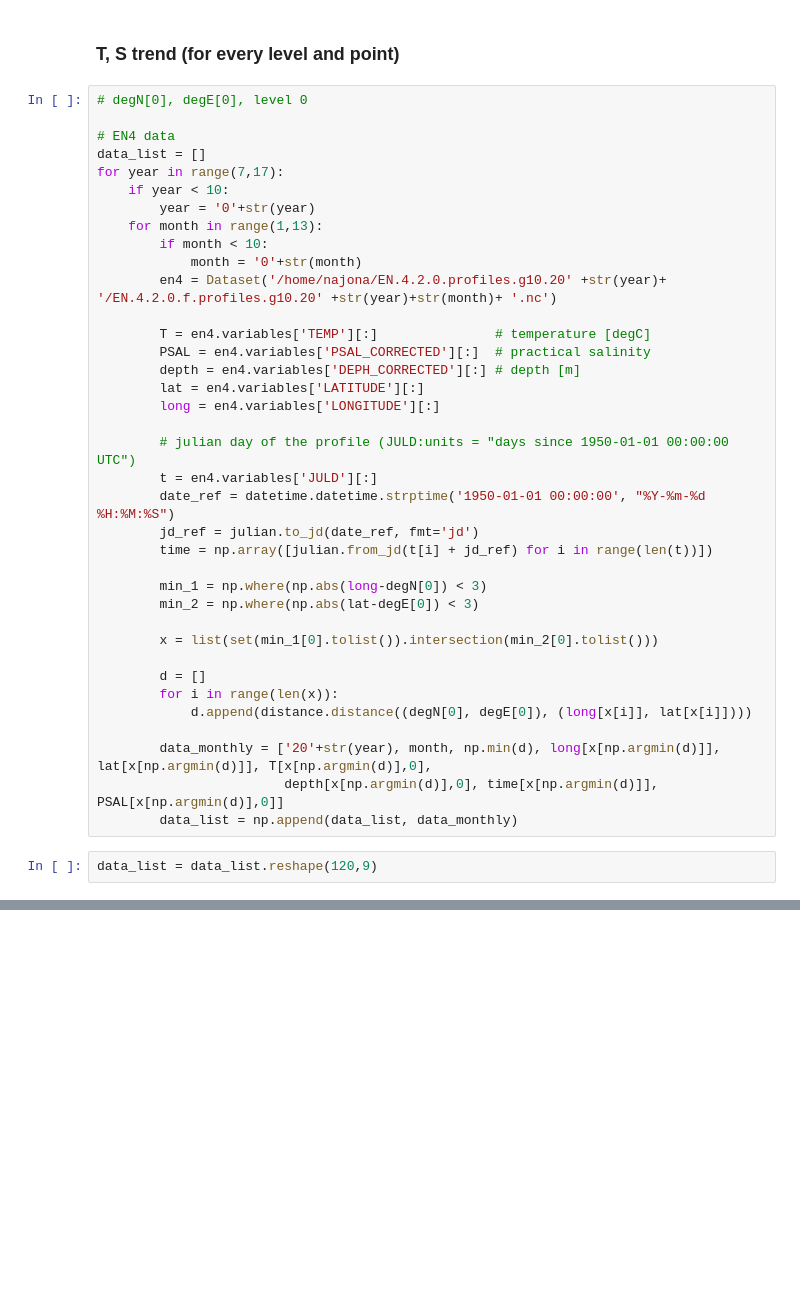
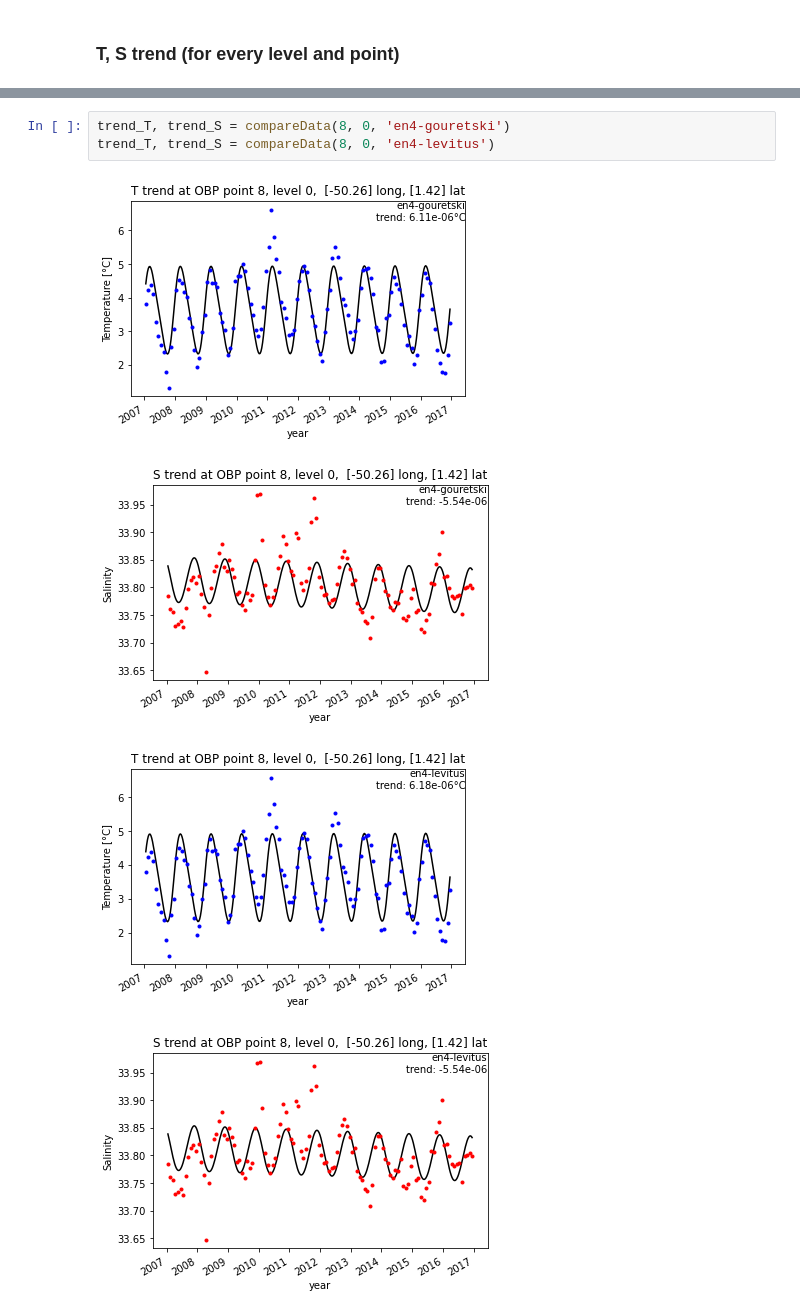
Before and after one commit to najona/st_height, a Jupyter notebook: st_height/comparison_splines_datasets.ipynb, the cells around one changed output, grey strips where cells are left out. Cells and saved outputs as stored; diff of their text form; blank space fills up the shorter version.

```diff
--- a/st_height/comparison_splines_datasets.ipynb
+++ b/st_height/comparison_splines_datasets.ipynb
@@ -258,41 +107,2 @@ ax.set_xticklabels(labeles, size=20);
 # %% [markdown]
 ### T, S trend (for every level and point)
-# %%
-# degN[0], degE[0], level 0
-
-# EN4 data
-data_list = []
-for year in range(7,17):
-    if year < 10:
-        year = '0'+str(year)
-    for month in range(1,13):
-        if month < 10:
-            month = '0'+str(month)
-        en4 = Dataset('/home/najona/EN.4.2.0.profiles.g10.20' +str(year)+ '/EN.4.2.0.f.profiles.g10.20' +str(year)+str(month)+ '.nc')
-
-        T = en4.variables['TEMP'][:]               # temperature [degC]
-        PSAL = en4.variables['PSAL_CORRECTED'][:]  # practical salinity
-        depth = en4.variables['DEPH_CORRECTED'][:] # depth [m]
-        lat = en4.variables['LATITUDE'][:]
-        long = en4.variables['LONGITUDE'][:]
-
-        # julian day of the profile (JULD:units = "days since 1950-01-01 00:00:00 UTC")
-        t = en4.variables['JULD'][:]
-        date_ref = datetime.datetime.strptime('1950-01-01 00:00:00', "%Y-%m-%d %H:%M:%S")
-        jd_ref = julian.to_jd(date_ref, fmt='jd')
-        time = np.array([julian.from_jd(t[i] + jd_ref) for i in range(len(t))])
-
-        min_1 = np.where(np.abs(long-degN[0]) < 3)
-        min_2 = np.where(np.abs(lat-degE[0]) < 3)
-
-        x = list(set(min_1[0].tolist()).intersection(min_2[0].tolist()))
-
-        d = []
-        for i in range(len(x)):
-            d.append(distance.distance((degN[0], degE[0]), (long[x[i]], lat[x[i]])))
-
-        data_monthly = ['20'+str(year), month, np.min(d), long[x[np.argmin(d)]], lat[x[np.argmin(d)]], T[x[np.argmin(d)],0],
-                        depth[x[np.argmin(d)],0], time[x[np.argmin(d)]], PSAL[x[np.argmin(d)],0]]
-        data_list = np.append(data_list, data_monthly)
-# %%
-data_list = data_list.reshape(120,9)
@@ -348,0 +192,8 @@ plt.show()
+# %%
+trend_T, trend_S = compareData(8, 0, 'en4-gouretski')
+trend_T, trend_S = compareData(8, 0, 'en4-levitus')
+# %% [output]
+[figure, added]
+[figure, added]
+[figure, added]
+[figure, added]
```
Also changed, not shown: parts of 11 cells of this notebook.
